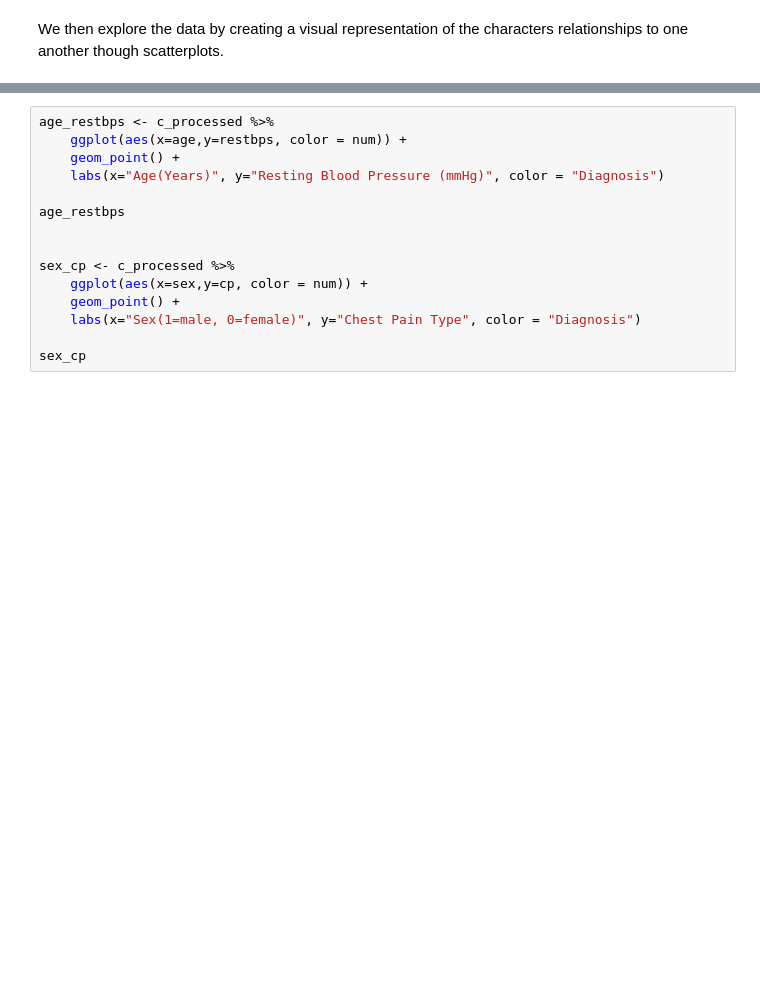
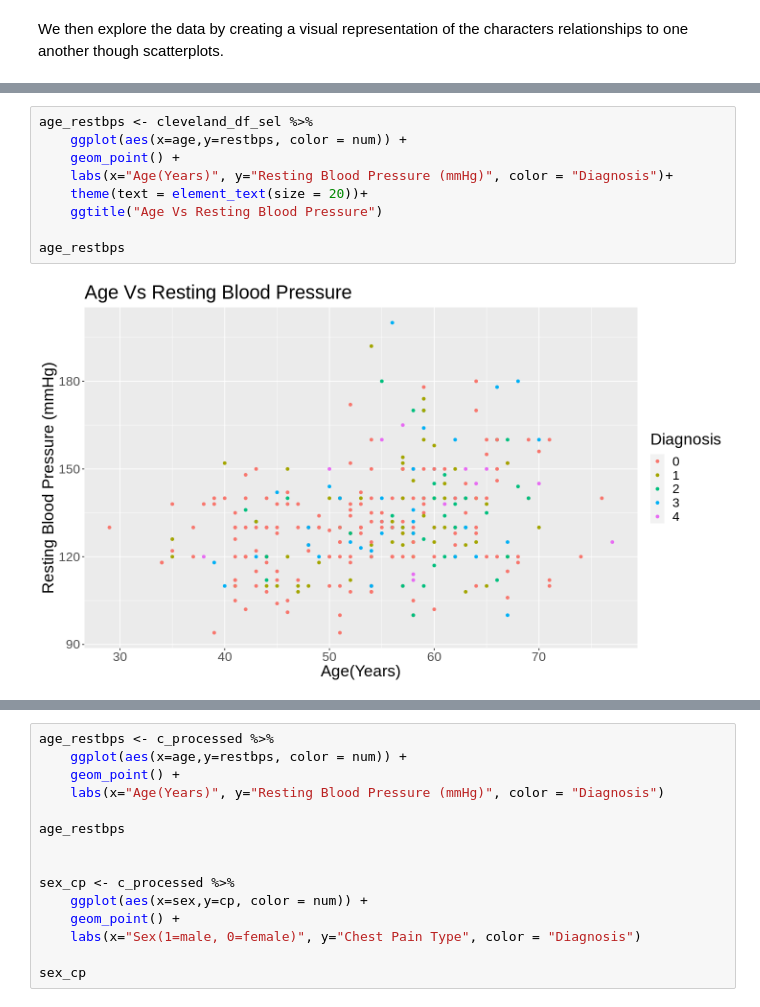
Before and after one commit to Wuliao-mao/DSCI-Project-10, a Jupyter notebook: Final Project.ipynb, the cells around one changed output, grey strips where cells are left out. Saved outputs shown, nothing was run; the diff lists cells and outputs as text; blank space fills up the shorter version.

```diff
--- a/Final Project.ipynb
+++ b/Final Project.ipynb
@@ -163,0 +129,11 @@ bar_age_num
+# %%
+age_restbps <- cleveland_df_sel %>%
+    ggplot(aes(x=age,y=restbps, color = num)) +
+    geom_point() +
+    labs(x="Age(Years)", y="Resting Blood Pressure (mmHg)", color = "Diagnosis")+
+    theme(text = element_text(size = 20))+
+    ggtitle("Age Vs Resting Blood Pressure")
+
+age_restbps
+# %% [output]
+[figure, added]
```
Also changed, not shown: parts of 4 cells of this notebook.
